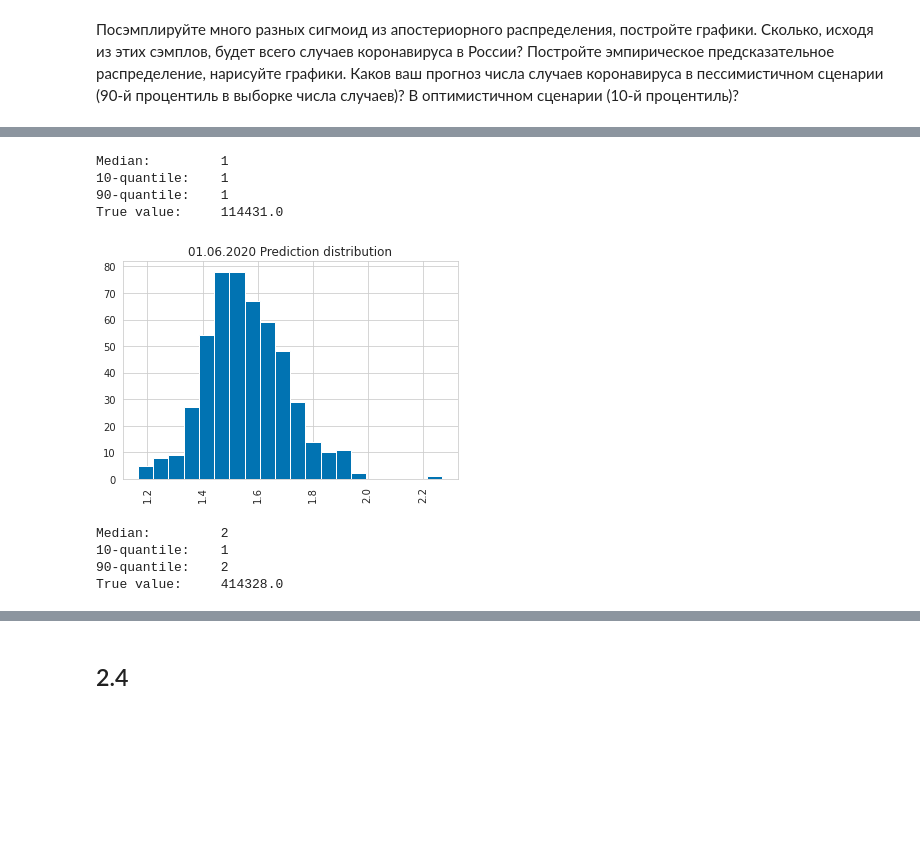
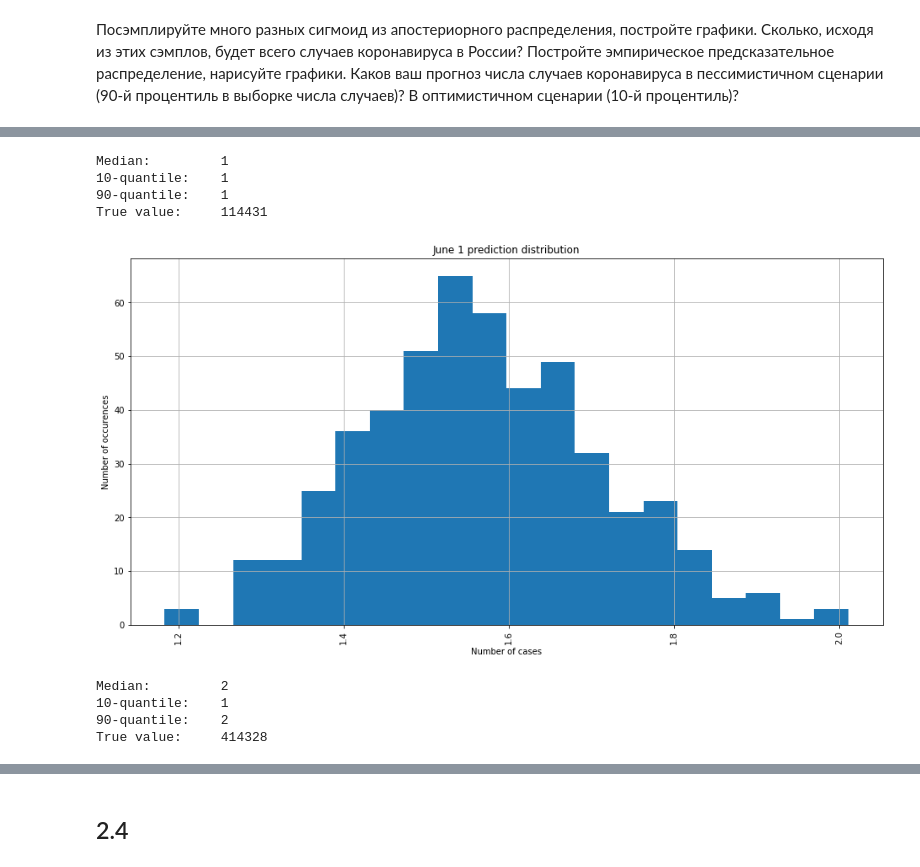
Before and after one commit to Illumaria/made-advanced-machine-learning, a Jupyter notebook: assignment_01.ipynb, the cells around one changed output, grey strips where cells are left out. Drawn from its saved outputs; the diff is of its cells as text; code cells hidden in the pictures; blank space fills up the shorter version.

```diff
--- a/assignment_01.ipynb
+++ b/assignment_01.ipynb
@@ -19,6 +14,0 @@ from sklearn.preprocessing import StandardScaler
-# %%
-sns.set_style("whitegrid")
-sns.set_palette("colorblind")
-palette = sns.color_palette()
-figsize = (16, 8)
-legend_fontsize = 16
@@ -212,6 +173,9 @@ df_russia.head()
 # %%
 # Convert date to current day number
 df_russia["day"] = (df["date"] - START_DATE).dt.days
+
+# Convert case types to integer
+df_russia = df_russia.astype({"new_cases": int, "total_cases": int})
 # %%
 russia_train = df_russia.iloc[:50]
 russia_test = df_russia.iloc[50:]
@@ -255,7 +227,8 @@ $\displaystyle log(y) \sim log(e^{kx + b}) = kx + b$.
 # %%
 model = LinearRegression()
 # %%
-model.fit(russia_train["day"].values.reshape(-1, 1), np.log(russia_train["total_cases"]))
+model.fit(russia_train["day"].values.reshape(-1, 1),
+          np.log(russia_train["total_cases"]))
 # %% [output]
 LinearRegression(copy_X=True, fit_intercept=True, n_jobs=None, normalize=False)
 # %%
@@ -500,7 +487,7 @@ plt.legend(fontsize=legend_fontsize);
 # %%
 x = np.arange(SEPTEMBER_FIRST + 1)
 
-pred_matrix = np.column_stack([np.ones(x.shape[0]), x, x ** 2])
+x_matrix = np.column_stack([np.ones(x.shape[0]), x, x ** 2])
 
-res = np.exp(w.dot(pred_matrix.T)).cumsum(1)
+prediction = np.exp(w.dot(x_matrix.T)).cumsum(1)
 # %%
@@ -512,31 +503,35 @@ plt.title("01.05.2020 Prediction distribution");
 # %%
 # Prediction for May 1
-print(f"Median:\t\t{round(np.quantile(res[:, 0], 0.5))}")
-print(f"10-quantile:\t{round(np.quantile(res[:, 0], 0.1))}")
-print(f"90-quantile:\t{round(np.quantile(res[:, 0], 0.9))}")
+print(f"Median:\t\t{round(np.quantile(prediction[:, 0], 0.5))}")
+print(f"10-quantile:\t{round(np.quantile(prediction[:, 0], 0.1))}")
+print(f"90-quantile:\t{round(np.quantile(prediction[:, 0], 0.9))}")
 print(f"True value:\t" \
       f"{russia_test[russia_test['day'] == MAY_FIRST]['total_cases'].iloc[0]}")
 # %% [output]
 Median:         1
 10-quantile:    1
 90-quantile:    1
-True value:     114431.0
+True value:     114431
 # %%
-plt.hist(res[:, 1], bins=20)
+plt.figure(figsize=figsize)
+plt.hist(prediction[:, 1], bins=20)
 plt.xticks(rotation=90)
-plt.title("01.06.2020 Prediction distribution");
+plt.grid(True)
+plt.xlabel("Number of cases")
+plt.ylabel("Number of occurences")
+plt.title("June 1 prediction distribution");
 # %% [output]
-[figure, old version]
+[figure, new version]
 # %%
 # Prediction for June 1
-print(f"Median:\t\t{round(np.quantile(res[:, 1], 0.5))}")
-print(f"10-quantile:\t{round(np.quantile(res[:, 1], 0.1))}")
-print(f"90-quantile:\t{round(np.quantile(res[:, 1], 0.9))}")
+print(f"Median:\t\t{round(np.quantile(prediction[:, 1], 0.5))}")
+print(f"10-quantile:\t{round(np.quantile(prediction[:, 1], 0.1))}")
+print(f"90-quantile:\t{round(np.quantile(prediction[:, 1], 0.9))}")
 print(f"True value:\t" \
       f"{russia_test[russia_test['day'] == JUNE_FIRST]['total_cases'].iloc[0]}")
 # %% [output]
 Median:         2
 10-quantile:    1
 90-quantile:    2
-True value:     414328.0
+True value:     414328
 # %%
```
Also changed, not shown: parts of 34 cells of this notebook.
